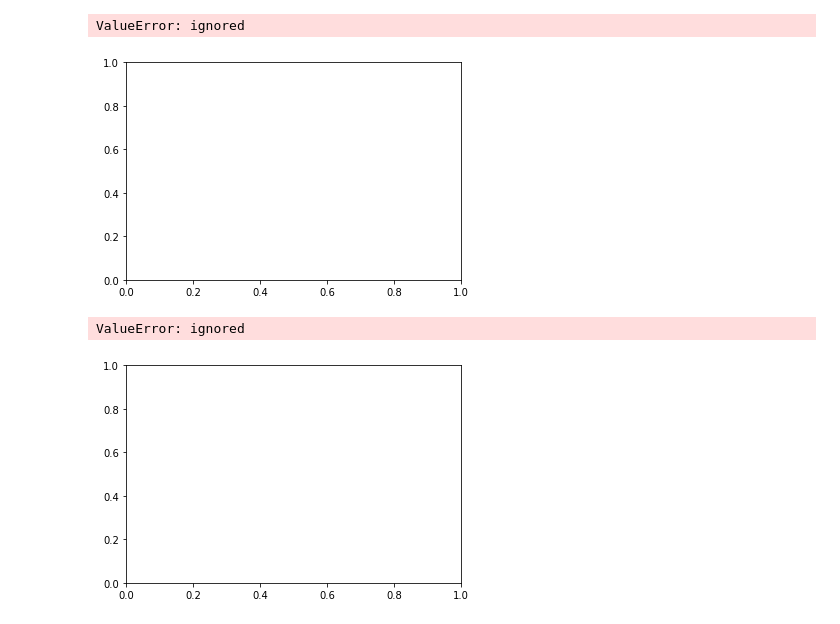
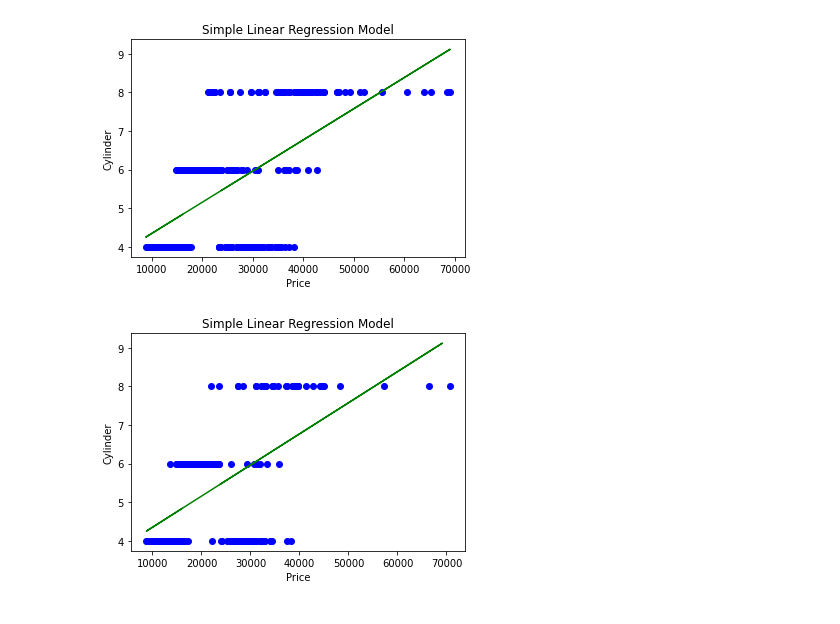
Before and after one commit to davidr1008/Day5, a Jupyter notebook: homework_for_Day5.ipynb, the cells around one changed output. Cells and saved outputs as stored; diff of their text form; code cells hidden in the pictures.

```diff
--- a/homework_for_Day5.ipynb
+++ b/homework_for_Day5.ipynb
@@ -7,8 +7,8 @@ import pandas as pd
 # %%
 dataset = pd.read_csv("/content/Car.csv")
 # %%
-x = dataset.iloc[:, :-1].values
-y = dataset.iloc[:, -1].values
+x = dataset.iloc[:,: 1].values
+y = dataset.iloc[:, 6].values
 # %%
 from sklearn.model_selection import train_test_split
 
@@ -53,22 +67,20 @@ NameError: ignored
 # %%
 plt.scatter(x_train, y_train, color = "blue")
 plt.plot(x_train, slr.predict(x_train), color = "green")
 plt.title("Simple Linear Regression Model")
-plt.xlabel("Experience")
-plt.ylabel("Salary")
+plt.xlabel("Price")
+plt.ylabel("Cylinder")
 
 plt.show()
 # %% [output]
-ValueError: ignored
-[figure, old version]
+[figure, new version]
 # %%
 plt.scatter(x_test, y_test, color = "blue")
 plt.plot(x_train, slr.predict(x_train), color = "green")
 plt.title("Simple Linear Regression Model")
-plt.xlabel("Experience")
-plt.ylabel("Salary")
+plt.xlabel("Price")
+plt.ylabel("Cylinder")
 
 plt.show()
 # %% [output]
-ValueError: ignored
-[figure, old version]
+[figure, new version]
```
Also changed, not shown: parts of 4 cells of this notebook.
